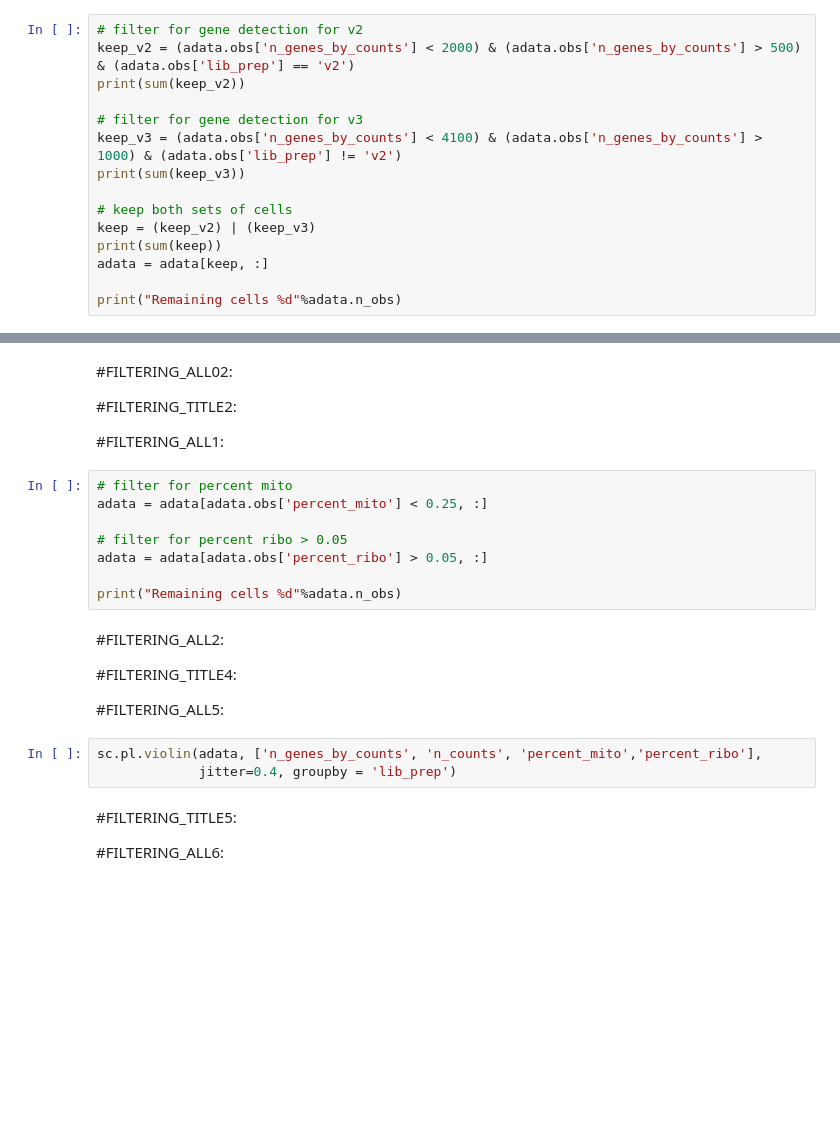
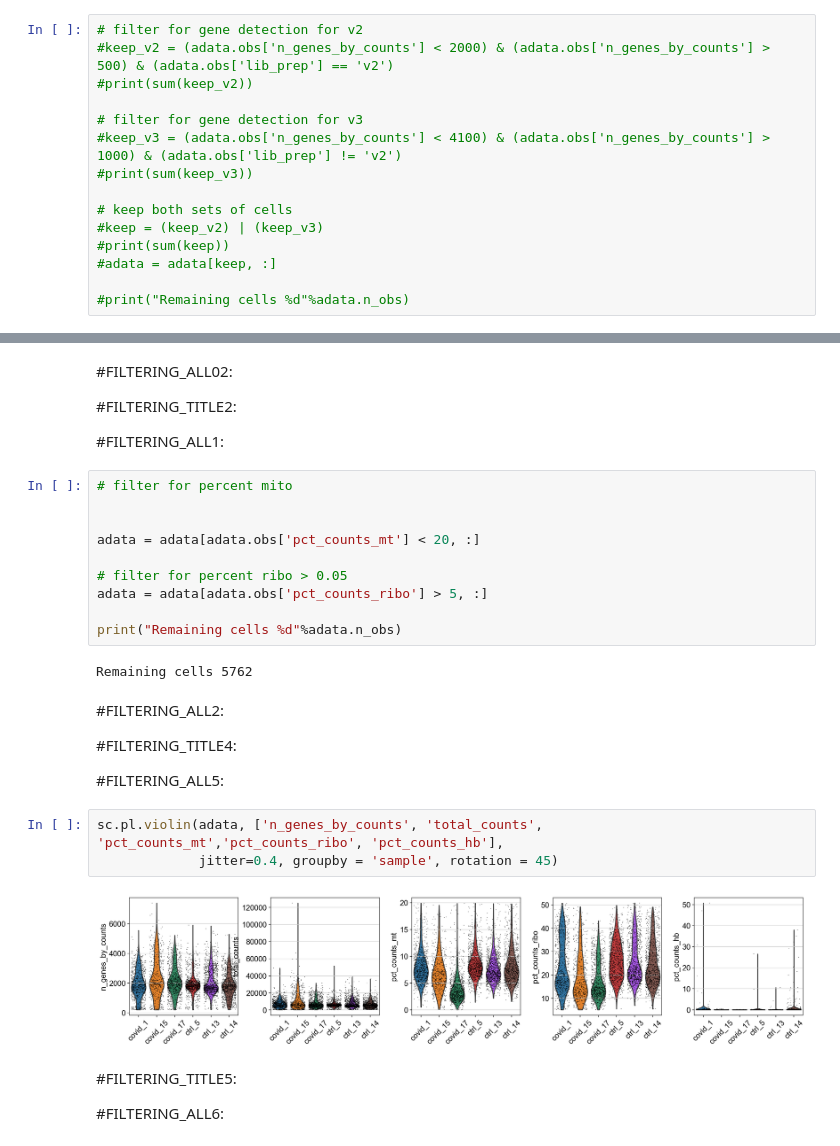
Before and after one commit to NBISweden/workshop-scRNAseq, a Jupyter notebook: labs/scanpy/scanpy_01_qc.ipynb, the cells around one changed output, grey strips where cells are left out. Cells and saved outputs as stored; diff of their text form; blank space fills up the shorter version.

```diff
--- a/labs/scanpy/scanpy_01_qc.ipynb
+++ b/labs/scanpy/scanpy_01_qc.ipynb
@@ -128,19 +181,19 @@ print(adata.n_obs, adata.n_vars)
 #FILTERING_ALL3:
 # %%
 # filter for gene detection for v2
-keep_v2 = (adata.obs['n_genes_by_counts'] < 2000) & (adata.obs['n_genes_by_counts'] > 500) & (adata.obs['lib_prep'] == 'v2')
-print(sum(keep_v2))
+#keep_v2 = (adata.obs['n_genes_by_counts'] < 2000) & (adata.obs['n_genes_by_counts'] > 500) & (adata.obs['lib_prep'] == 'v2')
+#print(sum(keep_v2))
 
 # filter for gene detection for v3
-keep_v3 = (adata.obs['n_genes_by_counts'] < 4100) & (adata.obs['n_genes_by_counts'] > 1000) & (adata.obs['lib_prep'] != 'v2')
-print(sum(keep_v3))
+#keep_v3 = (adata.obs['n_genes_by_counts'] < 4100) & (adata.obs['n_genes_by_counts'] > 1000) & (adata.obs['lib_prep'] != 'v2')
+#print(sum(keep_v3))
 
 # keep both sets of cells
-keep = (keep_v2) | (keep_v3)
-print(sum(keep))
-adata = adata[keep, :]
+#keep = (keep_v2) | (keep_v3)
+#print(sum(keep))
+#adata = adata[keep, :]
 
-print("Remaining cells %d"%adata.n_obs)
+#print("Remaining cells %d"%adata.n_obs)
 # %% [markdown]
 #FILTERING_ALL01:
 # %%
@@ -153,12 +210,16 @@ sc.pl.highest_expr_genes(adata, n_top=20)
 #FILTERING_ALL1:
 # %%
 # filter for percent mito
-adata = adata[adata.obs['percent_mito'] < 0.25, :]
+
+
+adata = adata[adata.obs['pct_counts_mt'] < 20, :]
 
 # filter for percent ribo > 0.05
-adata = adata[adata.obs['percent_ribo'] > 0.05, :]
+adata = adata[adata.obs['pct_counts_ribo'] > 5, :]
 
 print("Remaining cells %d"%adata.n_obs)
+# %% [output]
+Remaining cells 5762
 # %% [markdown]
 #FILTERING_ALL2:
 
@@ -166,8 +227,10 @@ print("Remaining cells %d"%adata.n_obs)
 
 #FILTERING_ALL5:
 # %%
-sc.pl.violin(adata, ['n_genes_by_counts', 'n_counts', 'percent_mito','percent_ribo'],
-             jitter=0.4, groupby = 'lib_prep')
+sc.pl.violin(adata, ['n_genes_by_counts', 'total_counts', 'pct_counts_mt','pct_counts_ribo', 'pct_counts_hb'],
+             jitter=0.4, groupby = 'sample', rotation = 45)
+# %% [output]
+[figure, added]
 # %% [markdown]
 #FILTERING_TITLE5:
 
```
Also changed, not shown: parts of 41 cells of this notebook, 12 other files.
